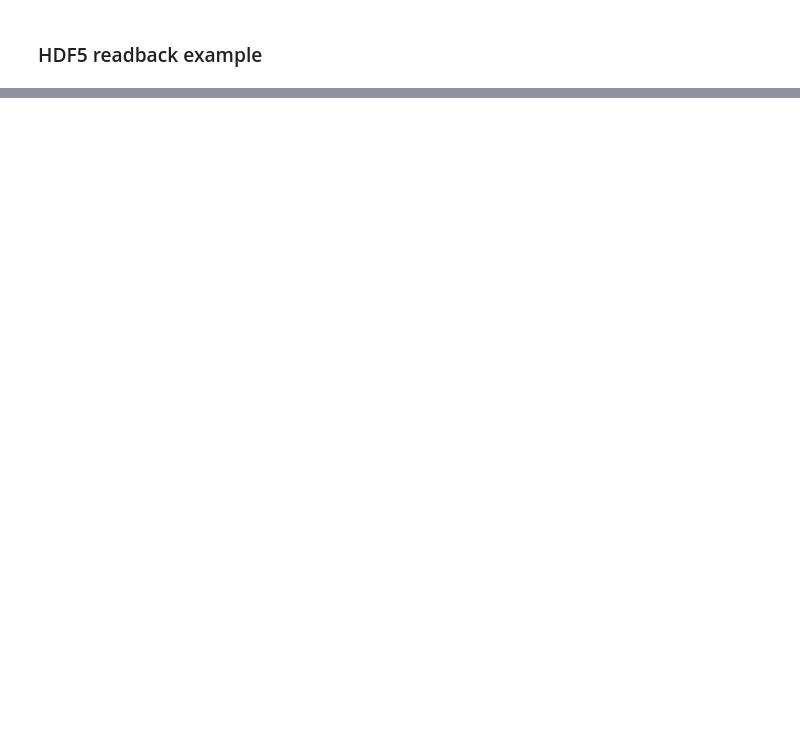
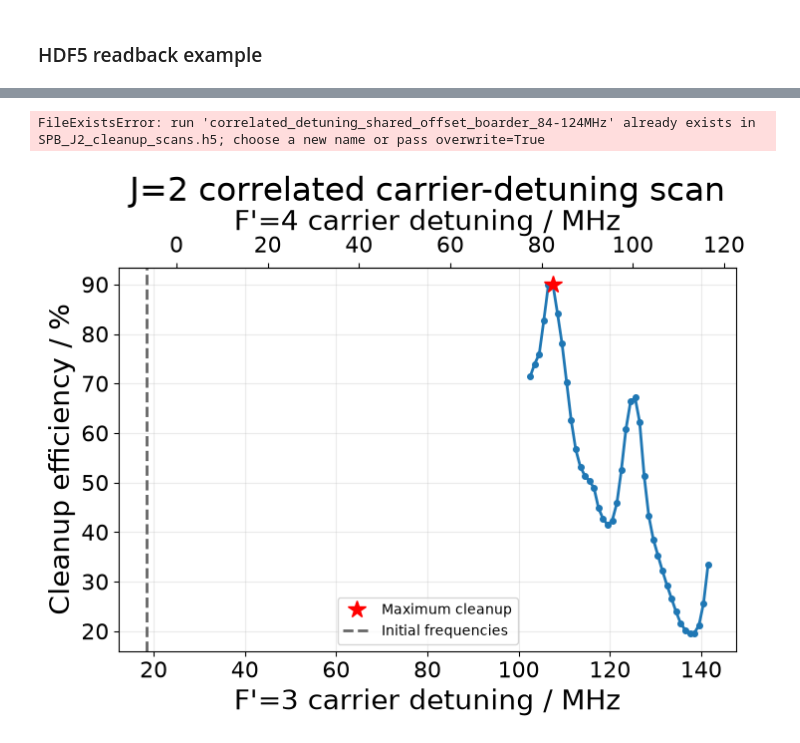
Before and after one commit to yyhshdu1/CeNTREX_state_cleanup_new, a Jupyter notebook: SPB_cleanup_J2_J3F4_opposite_parity.ipynb, the cells around one changed output, grey strips where cells are left out. Saved outputs shown, nothing was run; the diff lists cells and outputs as text; code cells hidden in the pictures; blank space fills up the shorter version.

```diff
--- a/SPB_cleanup_J2_J3F4_opposite_parity.ipynb
+++ b/SPB_cleanup_J2_J3F4_opposite_parity.ipynb
@@ -265,3 +291,11 @@ fixed_conditions = {
     "multipass_relative_power": list(pass_power),
     "main_couplings": [float(abs(c.main_coupling)) for c in obe_system.couplings],
 }
+# %%
+scan_solver_options.update(
+    maxiters=600_000,
+    reltol=1e-6,
+    abstol=1e-8,
+)
+
+print(scan_solver_options)
@@ -324,0 +423,56 @@ print(saved_run["fixed_parameters"])
+# %%
+correlated_scan_file = save_scan_hdf(
+    "results/SPB_J2_cleanup_scans.h5",
+    "correlated_detuning_shared_offset_boarder_84-124MHz",
+    correlated_remaining,
+    axes={
+        "shared_detuning_offset_MHz_board": (shared_detuning_offset_MHz, "MHz"),
+    },
+    quantity="final_population_remaining_in_X_J2",
+    fixed_parameters={
+        **fixed_conditions,
+        "Fprime3_center_detuning_MHz": detuning0_center_MHz,
+        "Fprime4_center_detuning_MHz": detuning1_center_MHz,
+        "detuning_relationship": "detuning0=center0+offset; detuning1=center1+offset",
+        "scan_span_MHz": 40.0,
+        "scan_step_MHz": 1.0,
+    },
+    model=model_metadata,
+    solver=scan_solver_options,
+    notes=(
+        "One-dimensional correlated scan. Both carriers move by the same offset, "
+        "preserving their initial 25 MHz separation."
+    ),
+    overwrite=False,
+)
+print("saved:", correlated_scan_file)
+# %% [output]
+FileExistsError: run 'correlated_detuning_shared_offset_boarder_84-124MHz' already exists in SPB_J2_cleanup_scans.h5; choose a new name or pass overwrite=True
+# %%
+fig, ax = plt.subplots(figsize=(8, 5))
+ax.plot(correlated_detuning0_MHz, 100*correlated_cleanup, marker="o", ms=4)
+ax.plot(
+    correlated_detuning0_MHz[best_correlated_index],
+    100*correlated_cleanup[best_correlated_index],
+    "r*", ms=13, label="Maximum cleanup",
+)
+ax.axvline(detuning0_center_MHz, color="0.4", ls="--", label="Initial frequencies")
+ax.set(
+    xlabel="F'=3 carrier detuning / MHz",
+    ylabel="Cleanup efficiency / %",
+    title="J=2 correlated carrier-detuning scan",
+)
+detuning_separation_MHz = detuning1_center_MHz-detuning0_center_MHz
+secondary = ax.secondary_xaxis(
+    "top",
+    functions=(
+        lambda detuning0: detuning0 + detuning_separation_MHz,
+        lambda detuning1: detuning1 - detuning_separation_MHz,
+    ),
+)
+secondary.set_xlabel("F'=4 carrier detuning / MHz")
+ax.grid(alpha=0.25)
+ax.legend()
+plt.show()
+# %% [output]
+[figure, added]
```
Also changed, not shown: parts of 18 cells of this notebook, 23 other files.
